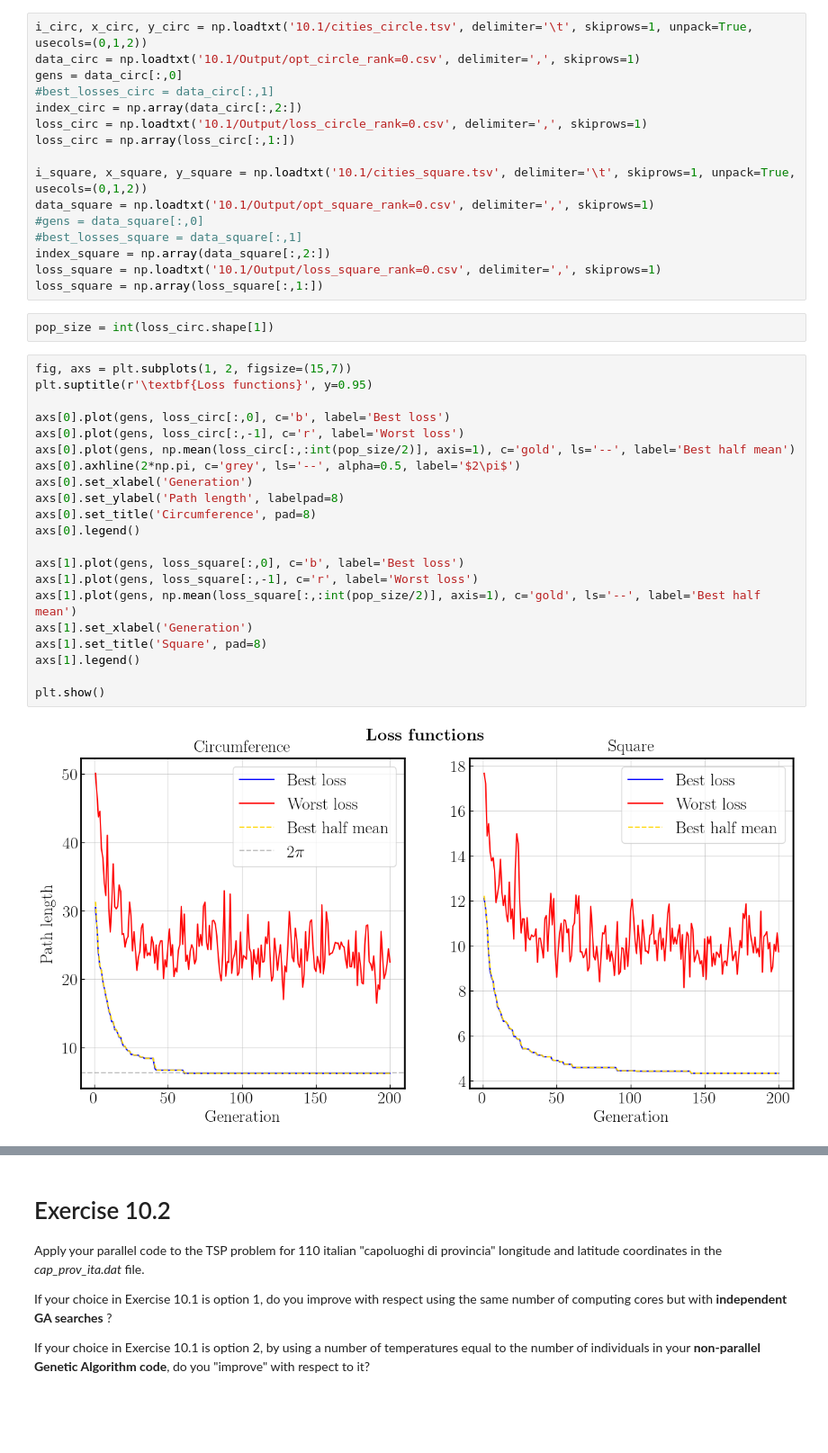
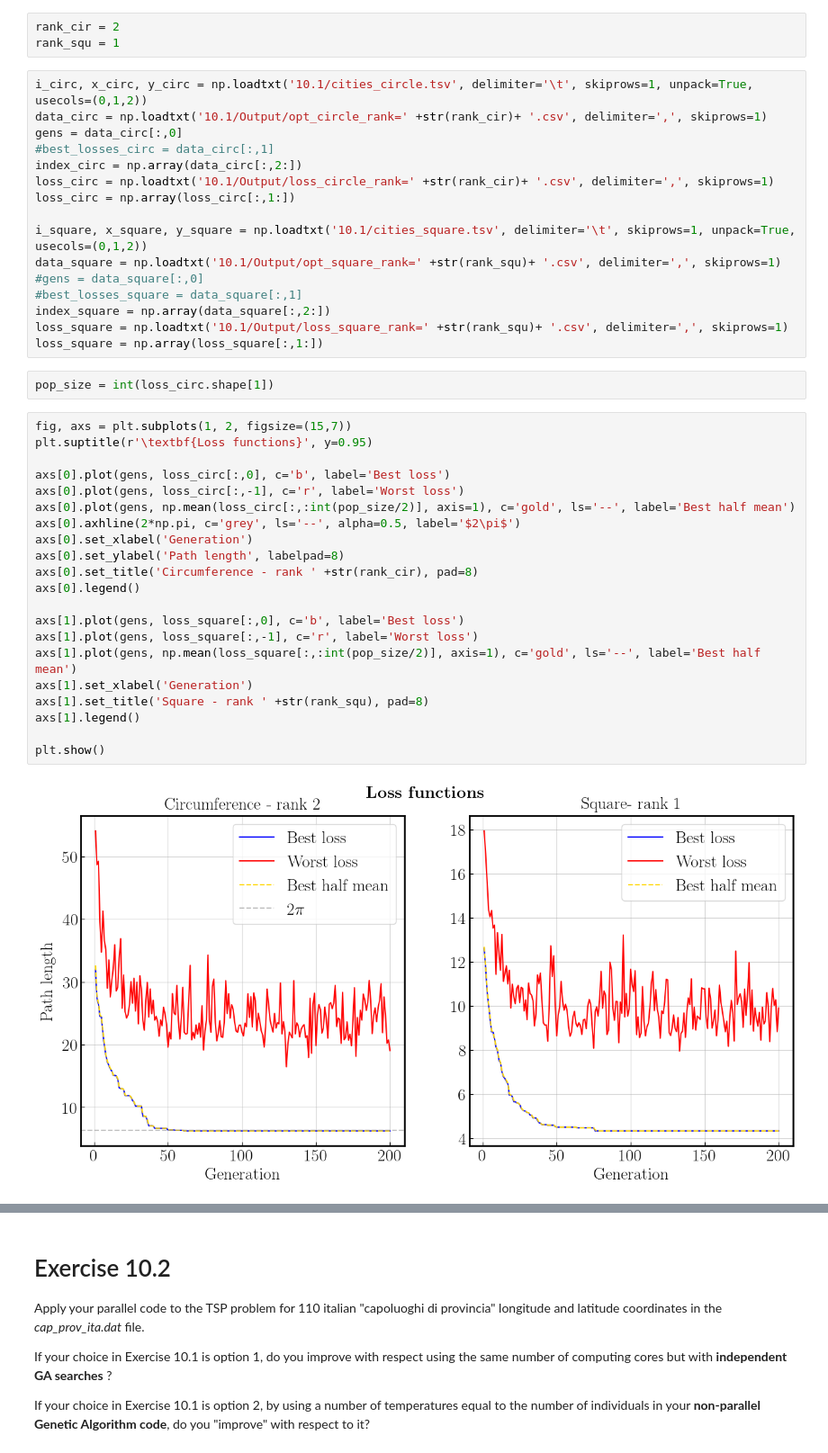
Before and after one commit to ste-cartu/Numerical-Simulation-Laboratory, a Jupyter notebook: Exercise_10/Exercise_10.ipynb, the cells around one changed output, grey strips where cells are left out. Shown at 90% size. Drawn from its saved outputs; the diff is of its cells as text; blank space fills up the shorter version.

```diff
--- a/Exercise_10/Exercise_10.ipynb
+++ b/Exercise_10/Exercise_10.ipynb
@@ -29,41 +120,44 @@ each node should perform an independent GA search, the so-called *Continent*, **
+# %%
+rank_cir = 2
+rank_squ = 1
 # %%
 i_circ, x_circ, y_circ = np.loadtxt('10.1/cities_circle.tsv', delimiter='\t', skiprows=1, unpack=True, usecols=(0,1,2))
-data_circ = np.loadtxt('10.1/Output/opt_circle_rank=0.csv', delimiter=',', skiprows=1)
+data_circ = np.loadtxt('10.1/Output/opt_circle_rank=' +str(rank_cir)+ '.csv', delimiter=',', skiprows=1)
 gens = data_circ[:,0]
 #best_losses_circ = data_circ[:,1]
 index_circ = np.array(data_circ[:,2:])
-loss_circ = np.loadtxt('10.1/Output/loss_circle_rank=0.csv', delimiter=',', skiprows=1)
+loss_circ = np.loadtxt('10.1/Output/loss_circle_rank=' +str(rank_cir)+ '.csv', delimiter=',', skiprows=1)
 loss_circ = np.array(loss_circ[:,1:])
 
 i_square, x_square, y_square = np.loadtxt('10.1/cities_square.tsv', delimiter='\t', skiprows=1, unpack=True, usecols=(0,1,2))
-data_square = np.loadtxt('10.1/Output/opt_square_rank=0.csv', delimiter=',', skiprows=1)
+data_square = np.loadtxt('10.1/Output/opt_square_rank=' +str(rank_squ)+ '.csv', delimiter=',', skiprows=1)
 #gens = data_square[:,0]
 #best_losses_square = data_square[:,1]
 index_square = np.array(data_square[:,2:])
-loss_square = np.loadtxt('10.1/Output/loss_square_rank=0.csv', delimiter=',', skiprows=1)
+loss_square = np.loadtxt('10.1/Output/loss_square_rank=' +str(rank_squ)+ '.csv', delimiter=',', skiprows=1)
 loss_square = np.array(loss_square[:,1:])
 # %%
 pop_size = int(loss_circ.shape[1])
 # %%
 fig, axs = plt.subplots(1, 2, figsize=(15,7))
 plt.suptitle(r'\textbf{Loss functions}', y=0.95)
 
 axs[0].plot(gens, loss_circ[:,0], c='b', label='Best loss')
 axs[0].plot(gens, loss_circ[:,-1], c='r', label='Worst loss')
 axs[0].plot(gens, np.mean(loss_circ[:,:int(pop_size/2)], axis=1), c='gold', ls='--', label='Best half mean')
 axs[0].axhline(2*np.pi, c='grey', ls='--', alpha=0.5, label='$2\pi$')
 axs[0].set_xlabel('Generation')
 axs[0].set_ylabel('Path length', labelpad=8)
-axs[0].set_title('Circumference', pad=8)
+axs[0].set_title('Circumference - rank ' +str(rank_cir), pad=8)
 axs[0].legend()
 
 axs[1].plot(gens, loss_square[:,0], c='b', label='Best loss')
 axs[1].plot(gens, loss_square[:,-1], c='r', label='Worst loss')
 axs[1].plot(gens, np.mean(loss_square[:,:int(pop_size/2)], axis=1), c='gold', ls='--', label='Best half mean')
 axs[1].set_xlabel('Generation')
-axs[1].set_title('Square', pad=8)
+axs[1].set_title('Square - rank ' +str(rank_squ), pad=8)
 axs[1].legend()
 
 plt.show()
 # %% [output]
-[figure, old version]
+[figure, new version]
```
Also changed, not shown: parts of 18 cells of this notebook, 3 other files.
